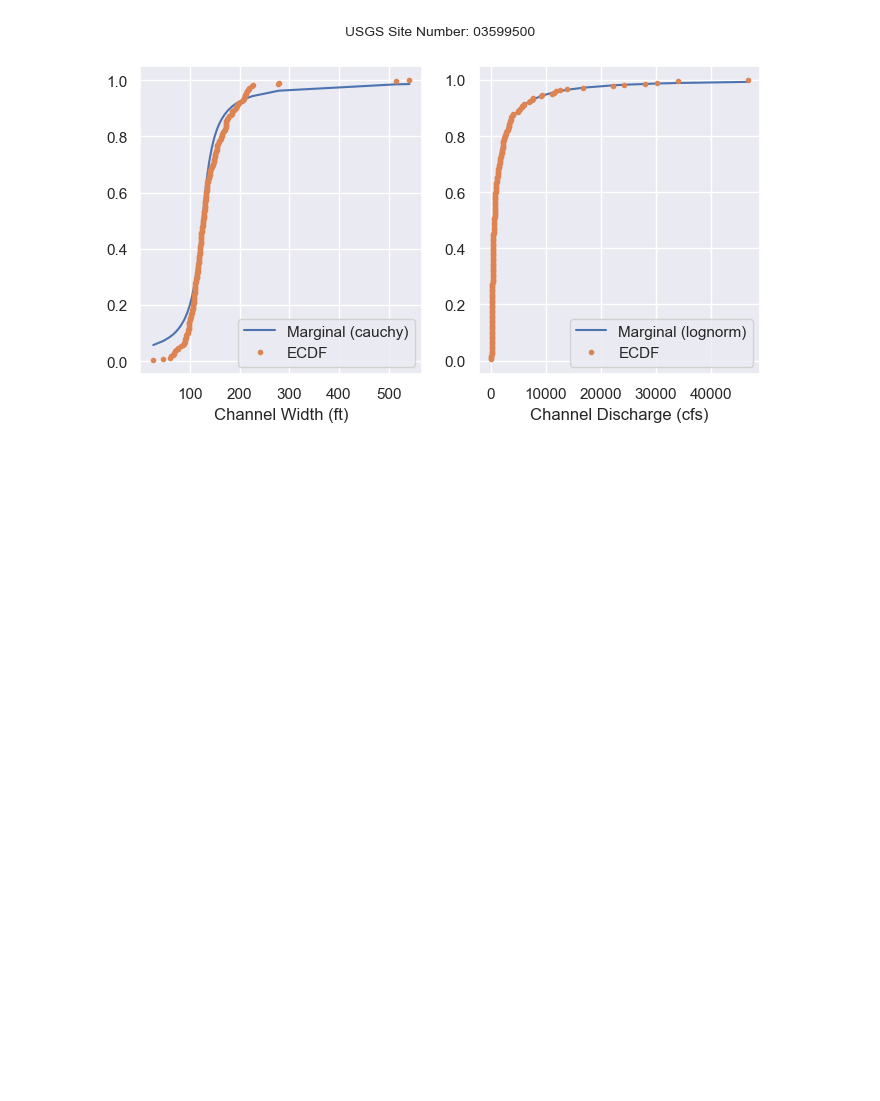
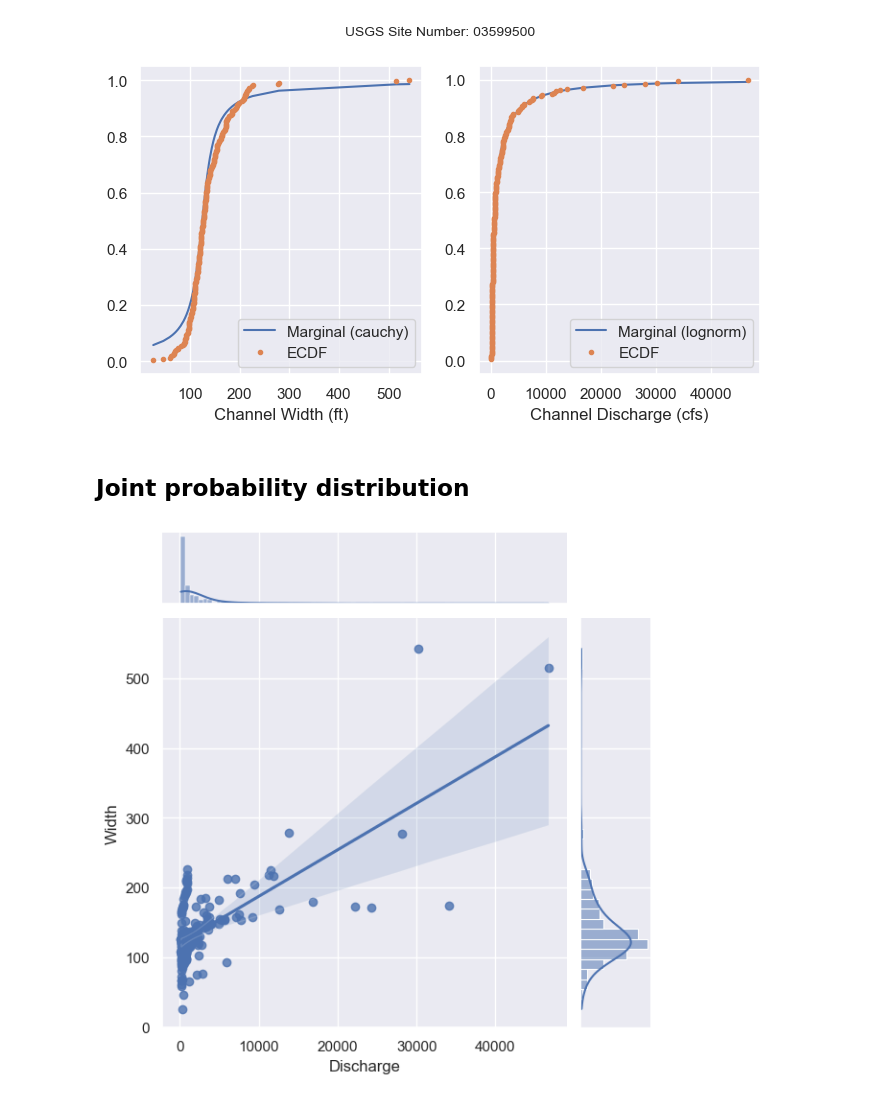
Before and after one commit to smhassanerfani/si2022, a Jupyter notebook: statistical_analysis.ipynb, the cells around one changed output. Drawn from its saved outputs; the diff is of its cells as text; code cells hidden in the pictures; blank space fills up the shorter version.

Commit message:
added jointplot

```diff
--- a/statistical_analysis.ipynb
+++ b/statistical_analysis.ipynb
@@ -107,3 +107,10 @@ fig.savefig(f'tauraat/data/{site_no}_ecdf_vs_marginal.png', bbox_inches='tight',
 plt.show()
 # %% [output]
 [figure]
+# %% [markdown]
+## Joint probability distribution
+# %%
+h = sns.jointplot(x=site["chan_discharge"], y=site["chan_width"], kind="reg")
+_ = h.set_axis_labels("Discharge", "Width", fontsize=12)
+# %% [output]
+[figure, added]
```
Also changed, not shown: parts of 3 cells of this notebook.
